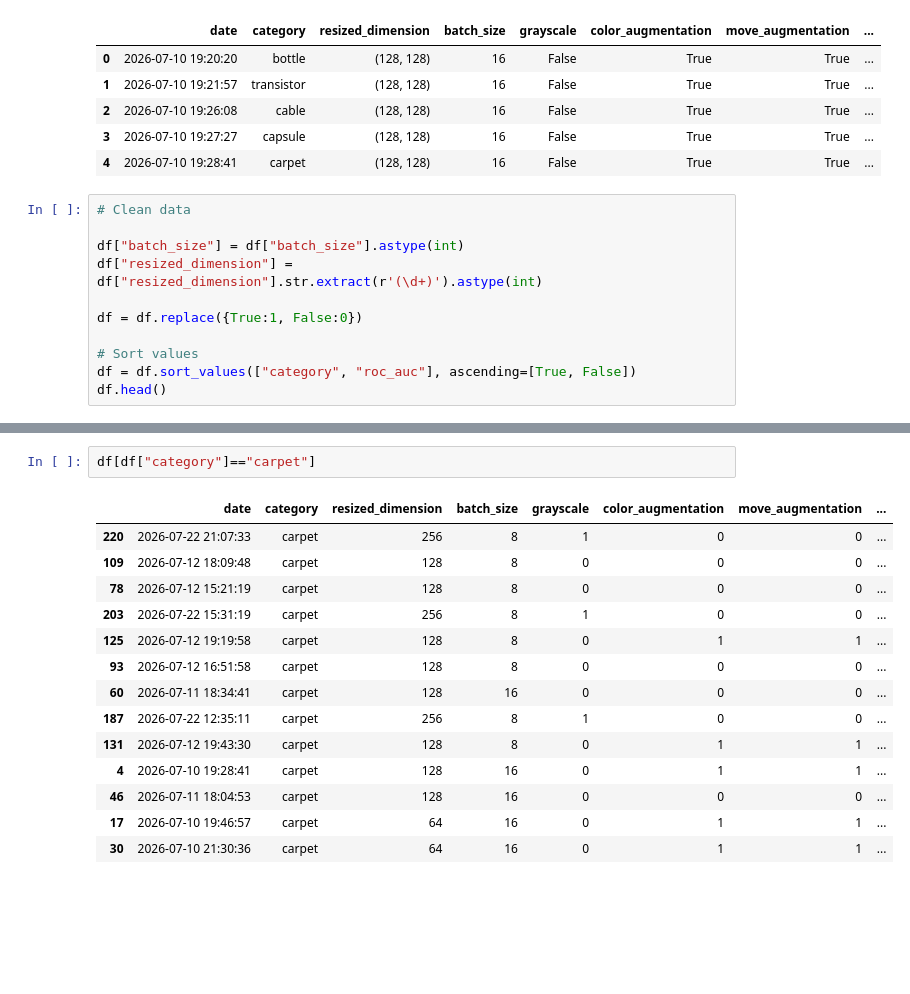
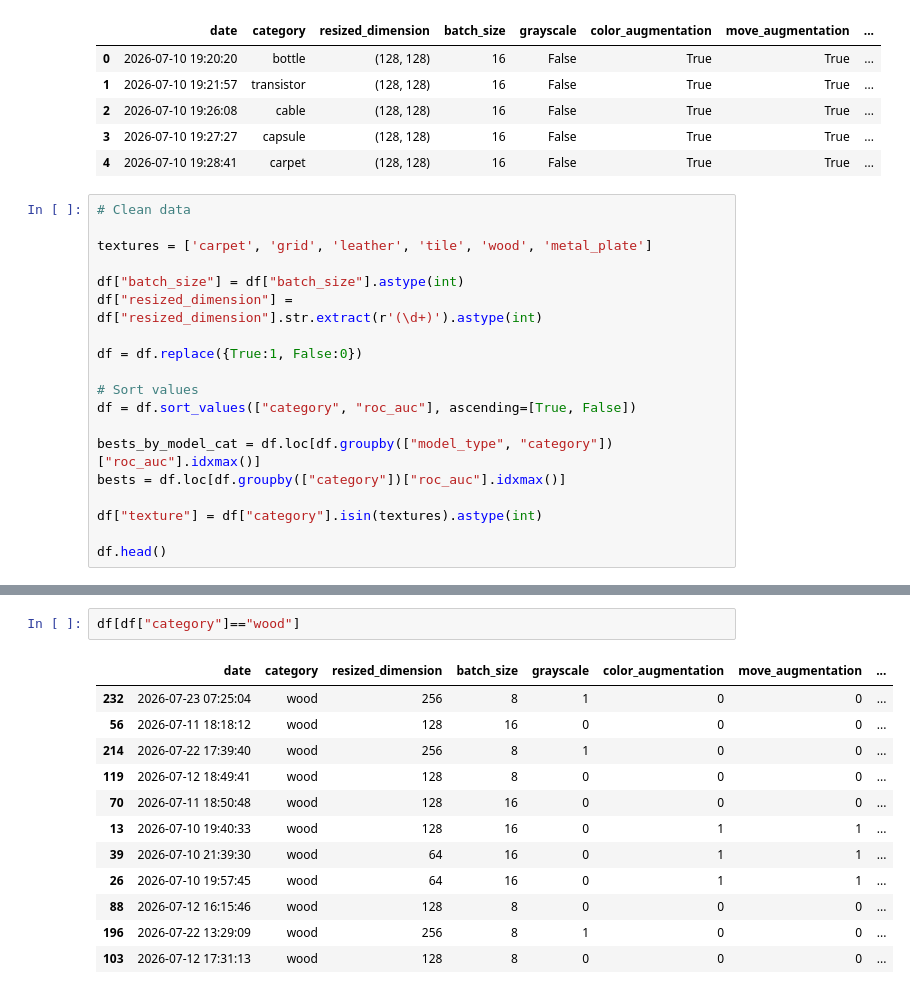
Before and after one commit to DataScientest-Studio/mai26_bds_anomalies, a Jupyter notebook: Analyse_train_results.ipynb, the cells around one changed output, grey strips where cells are left out. Saved outputs shown, nothing was run; the diff lists cells and outputs as text; blank space fills up the shorter version.

```diff
--- a/Analyse_train_results.ipynb
+++ b/Analyse_train_results.ipynb
@@ -18,6 +18,8 @@ df.head()
 | 4 | 2026-07-10 19:28:41 | carpet | (128, 128) | 16 | False | True | True | ... |
 # %%
 # Clean data
+
+textures = ['carpet', 'grid', 'leather', 'tile', 'wood', 'metal_plate']
 
 df["batch_size"] = df["batch_size"].astype(int)
 df["resized_dimension"] = df["resized_dimension"].str.extract(r'(\d+)').astype(int)
@@ -26,4 +28,10 @@ df = df.replace({True:1, False:0})
 
 # Sort values
 df = df.sort_values(["category", "roc_auc"], ascending=[True, False])
+
+bests_by_model_cat = df.loc[df.groupby(["model_type", "category"])["roc_auc"].idxmax()]
+bests = df.loc[df.groupby(["category"])["roc_auc"].idxmax()]
+
+df["texture"] = df["category"].isin(textures).astype(int)
+
 df.head()
@@ -54,17 +69,15 @@ plt.show();
 # %%
-df[df["category"]=="carpet"]
+df[df["category"]=="wood"]
 # %% [output]
 |  | date | category | resized_dimension | batch_size | grayscale | color_augmentation | move_augmentation | ... |
-| 220 | 2026-07-22 21:07:33 | carpet | 256 | 8 | 1 | 0 | 0 | ... |
-| 109 | 2026-07-12 18:09:48 | carpet | 128 | 8 | 0 | 0 | 0 | ... |
-| 78 | 2026-07-12 15:21:19 | carpet | 128 | 8 | 0 | 0 | 0 | ... |
-| 203 | 2026-07-22 15:31:19 | carpet | 256 | 8 | 1 | 0 | 0 | ... |
-| 125 | 2026-07-12 19:19:58 | carpet | 128 | 8 | 0 | 1 | 1 | ... |
-| 93 | 2026-07-12 16:51:58 | carpet | 128 | 8 | 0 | 0 | 0 | ... |
-| 60 | 2026-07-11 18:34:41 | carpet | 128 | 16 | 0 | 0 | 0 | ... |
-| 187 | 2026-07-22 12:35:11 | carpet | 256 | 8 | 1 | 0 | 0 | ... |
-| 131 | 2026-07-12 19:43:30 | carpet | 128 | 8 | 0 | 1 | 1 | ... |
-| 4 | 2026-07-10 19:28:41 | carpet | 128 | 16 | 0 | 1 | 1 | ... |
-| 46 | 2026-07-11 18:04:53 | carpet | 128 | 16 | 0 | 0 | 0 | ... |
-| 17 | 2026-07-10 19:46:57 | carpet | 64 | 16 | 0 | 1 | 1 | ... |
-| 30 | 2026-07-10 21:30:36 | carpet | 64 | 16 | 0 | 1 | 1 | ... |
+| 232 | 2026-07-23 07:25:04 | wood | 256 | 8 | 1 | 0 | 0 | ... |
+| 56 | 2026-07-11 18:18:12 | wood | 128 | 16 | 0 | 0 | 0 | ... |
+| 214 | 2026-07-22 17:39:40 | wood | 256 | 8 | 1 | 0 | 0 | ... |
+| 119 | 2026-07-12 18:49:41 | wood | 128 | 8 | 0 | 0 | 0 | ... |
+| 70 | 2026-07-11 18:50:48 | wood | 128 | 16 | 0 | 0 | 0 | ... |
+| 13 | 2026-07-10 19:40:33 | wood | 128 | 16 | 0 | 1 | 1 | ... |
+| 39 | 2026-07-10 21:39:30 | wood | 64 | 16 | 0 | 1 | 1 | ... |
+| 26 | 2026-07-10 19:57:45 | wood | 64 | 16 | 0 | 1 | 1 | ... |
+| 88 | 2026-07-12 16:15:46 | wood | 128 | 8 | 0 | 0 | 0 | ... |
+| 196 | 2026-07-22 13:29:09 | wood | 256 | 8 | 1 | 0 | 0 | ... |
+| 103 | 2026-07-12 17:31:13 | wood | 128 | 8 | 0 | 0 | 0 | ... |
```
Also changed, not shown: parts of 6 cells of this notebook, 3 other files.
